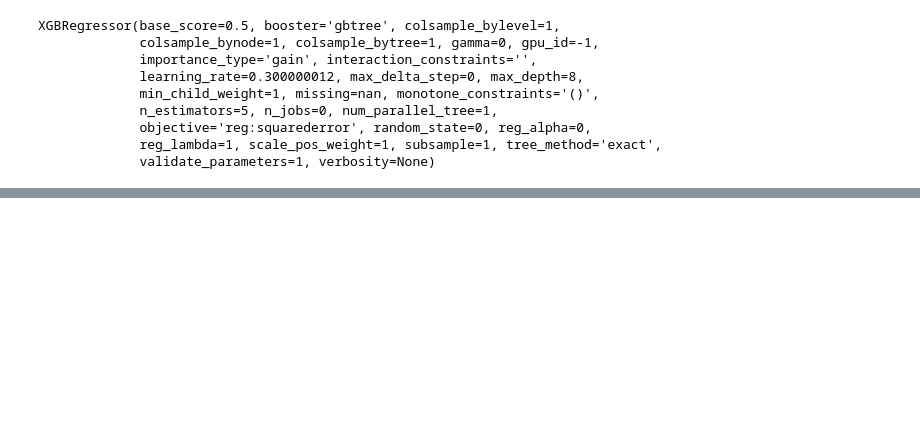
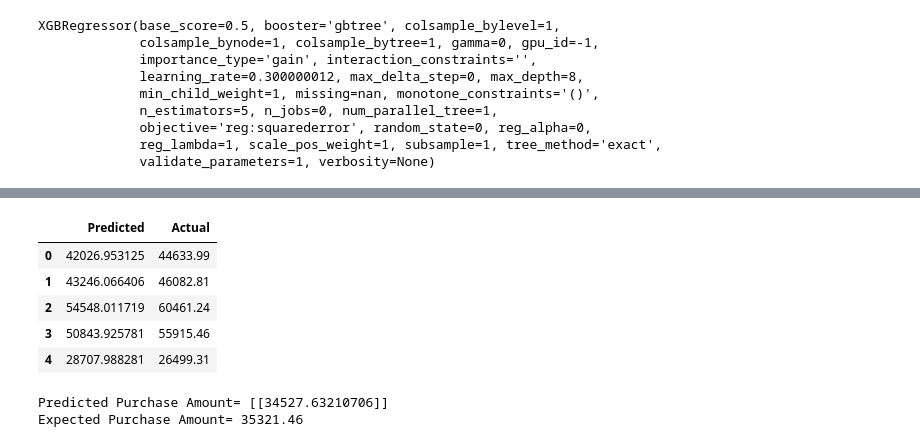
Before and after one commit to prashantsingh97/Car-Sales-Prediction, a Jupyter notebook: Car-Sales-Prediction.ipynb, the cells around one changed output, grey strips where cells are left out. Cells and saved outputs as stored; diff of their text form; code cells hidden in the pictures; blank space fills up the shorter version.

```diff
--- a/Car-Sales-Prediction.ipynb
+++ b/Car-Sales-Prediction.ipynb
@@ -293,6 +330,10 @@ backend.set_floatx('float64')
+# %%
+model.compile(optimizer='adam',loss='mean_squared_error')
+# %%
+y_test_scaled = scaler_y.fit_transform(y_test.reshape(-1,1))
 # %%
-model.fit(x=X_train,y=y_train.values,
-          validation_data=(X_test,y_test),
-          batch_size=64,epochs=400, callbacks=EarlyStopping(monitor='val_loss', mode='min', verbose=1, patience=15))
+model.fit(x=X_train,y=y_train,
+          validation_data=(X_test,y_test_scaled),
+          batch_size=32,epochs=400, callbacks=EarlyStopping(monitor='val_loss', verbose=1, patience=15))
 # %% [output]
 Epoch 1/400
@@ -315,6 +356,9 @@ Epoch 00208: early stopping
 <tensorflow.python.keras.callbacks.History at 0x...>
 # %%
 predictions_4 = model.predict(X_test)
+# %%
+predictions_4 = predictions_4.reshape(-1,1)
+predictions_4 = scaler_y.inverse_transform(predictions_4).flatten()
 # %%
 from sklearn.metrics import mean_absolute_error,mean_squared_error
 
@@ -327,0 +372,11 @@ RMSE :- 19780.551
+# %%
+results_4 = pd.DataFrame(y_test,predictions_4).reset_index()
+results_4.columns = ['Predicted','Actual']
+results_4.head()
+# %% [output]
+|  | Predicted | Actual |
+| 0 | 42026.953125 | 44633.99 |
+| 1 | 43246.066406 | 46082.81 |
+| 2 | 54548.011719 | 60461.24 |
+| 3 | 50843.925781 | 55915.46 |
+| 4 | 28707.988281 | 26499.31 |
@@ -327,0 +389,9 @@ RMSE :- 19780.551
+# %%
+predict = lr.predict(a)
+
+predict_1 = scaler_y.inverse_transform(predict)
+print('Predicted Purchase Amount=', predict_1)
+print('Expected Purchase Amount=', org)
+# %% [output]
+Predicted Purchase Amount= [[34527.63210706]]
+Expected Purchase Amount= 35321.46
```
Also changed, not shown: parts of 31 cells of this notebook.
